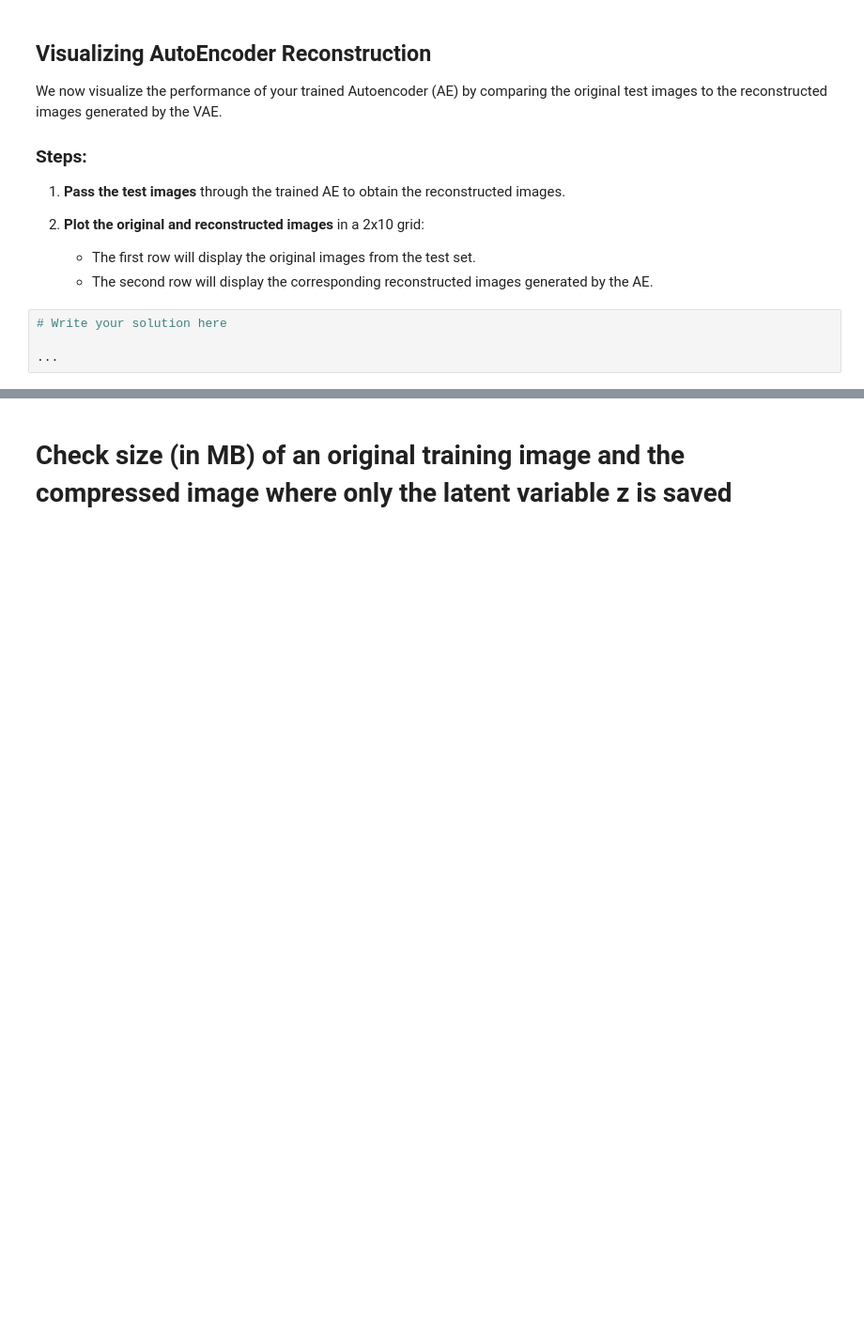
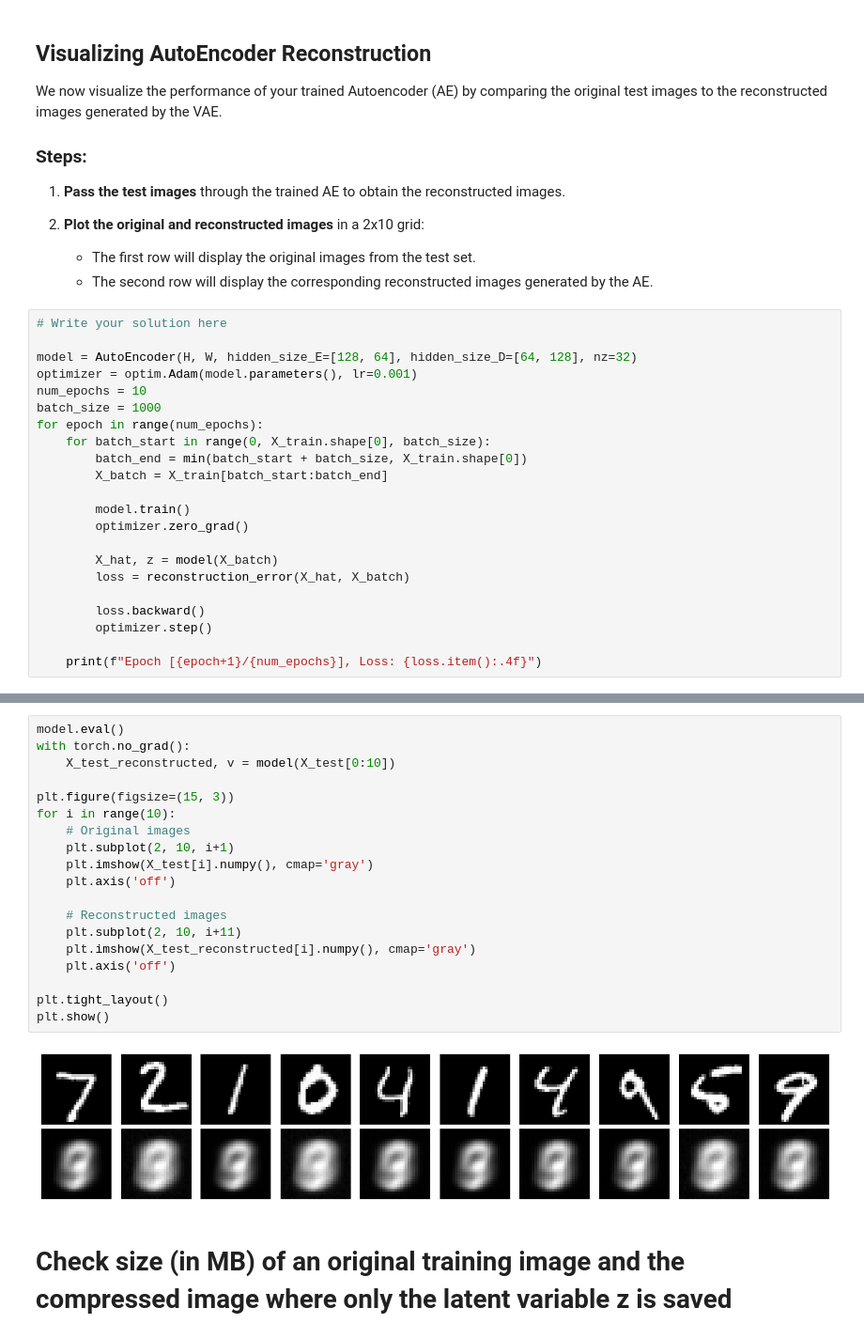
Before and after one commit to KennethSUPSI/auto_encoder_emma_maithili, a Jupyter notebook: Autoencoders_emma_maithili.ipynb, the cells around one changed output, grey strips where cells are left out. Shown at 94% size. Drawn from its saved outputs; the diff is of its cells as text; blank space fills up the shorter version.

Commit message:
finished assignment 1 and made some changes to errors append loop, and KKN function instance

```diff
--- a/Autoencoders_emma_maithili.ipynb
+++ b/Autoencoders_emma_maithili.ipynb
@@ -253,4 +292,22 @@ We now visualize the performance of your trained  Autoencoder (AE) by comparing
 # %%
 # Write your solution here
 
-...
+model = AutoEncoder(H, W, hidden_size_E=[128, 64], hidden_size_D=[64, 128], nz=32)
+optimizer = optim.Adam(model.parameters(), lr=0.001)
+num_epochs = 10
+batch_size = 1000
+for epoch in range(num_epochs):
+    for batch_start in range(0, X_train.shape[0], batch_size):
+        batch_end = min(batch_start + batch_size, X_train.shape[0])
+        X_batch = X_train[batch_start:batch_end]
+
+        model.train()
+        optimizer.zero_grad()
+
+        X_hat, z = model(X_batch)
+        loss = reconstruction_error(X_hat, X_batch)
+
+        loss.backward()
+        optimizer.step()
+
+    print(f"Epoch [{epoch+1}/{num_epochs}], Loss: {loss.item():.4f}")
@@ -257,3 +325,24 @@ We now visualize the performance of your trained  Autoencoder (AE) by comparing
+# %%
+model.eval()
+with torch.no_grad():
+    X_test_reconstructed, v = model(X_test[0:10])
+
+plt.figure(figsize=(15, 3))
+for i in range(10):
+    # Original images
+    plt.subplot(2, 10, i+1)
+    plt.imshow(X_test[i].numpy(), cmap='gray')
+    plt.axis('off')
+
+    # Reconstructed images
+    plt.subplot(2, 10, i+11)
+    plt.imshow(X_test_reconstructed[i].numpy(), cmap='gray')
+    plt.axis('off')
+
+plt.tight_layout()
+plt.show()
+# %% [output]
+[figure, added]
 # %% [markdown]
 # Check size (in MB) of an original training image and the compressed image where only the latent variable z is saved
 # %%
```
Also changed, not shown: parts of 17 cells of this notebook, 16 other files.
